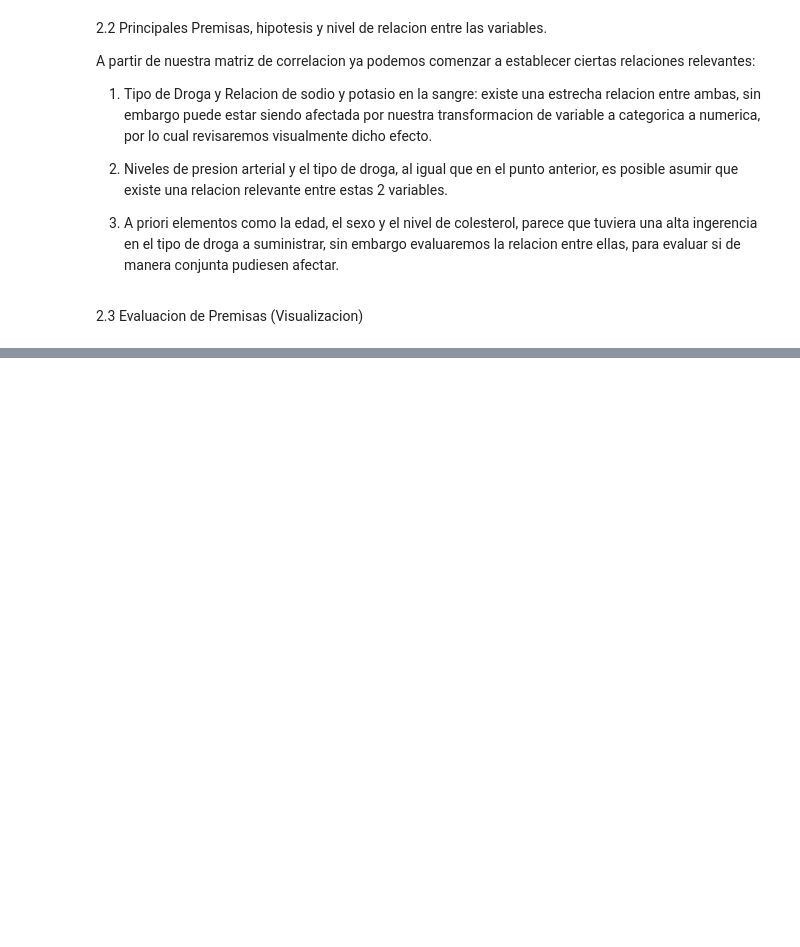
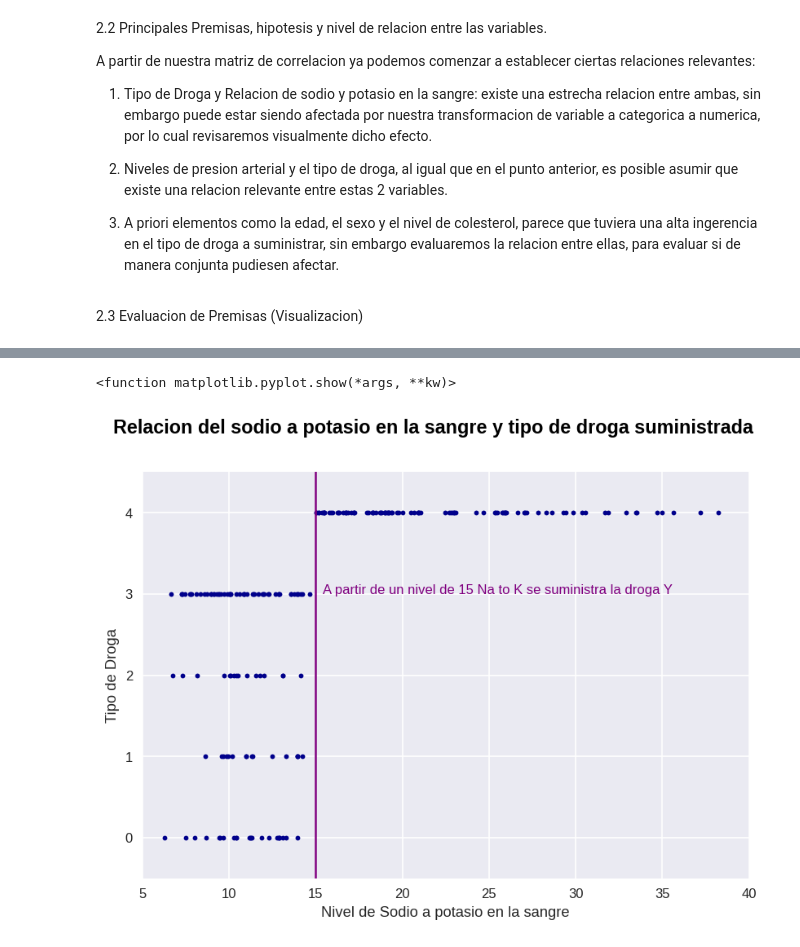
Before and after one commit to Paolo20224/Prueba, a Jupyter notebook: Belt_Exam_drug200.ipynb, the cells around one changed output, grey strips where cells are left out. Drawn from its saved outputs; the diff is of its cells as text; code cells hidden in the pictures; blank space fills up the shorter version.

```diff
--- a/Belt_Exam_drug200.ipynb
+++ b/Belt_Exam_drug200.ipynb
@@ -157,3 +157,19 @@ A partir de nuestra matriz de correlacion ya podemos comenzar a establecer ciert
   3. A priori elementos como la edad, el sexo y el nivel de colesterol, parece que tuviera una alta ingerencia en el tipo de droga a suministrar, sin embargo evaluaremos la relacion entre ellas, para evaluar si de manera conjunta pudiesen afectar.
 # %% [markdown]
 2.3 Evaluacion de Premisas (Visualizacion)
+# %%
+import matplotlib.pyplot as plt
+
+plt.figure(dpi = 120)
+plt.suptitle("Relacion del sodio a potasio en la sangre y tipo de droga suministrada ", fontsize=14, fontweight="bold",color = "black" )
+
+plt.plot(df2["Na_to_K"],df2["Drug"],'.', color = "darkblue",)
+plt.xticks(rotation=0, size=10)
+plt.xlabel("Nivel de Sodio a potasio en la sangre")
+plt.ylabel("Tipo de Droga")
+plt.axvline(x=15, ymin=-0.5, ymax=5, color="purple",linewidth=1.5)
+plt.annotate('A partir de un nivel de 15 Na to K se suministra la droga Y ', xy=(15,3), xytext=(15.4,3), color="purple")
+plt.axis([5,40,-0.5,4.5])
+plt.legend()
+plt.show
+# %% [output]
@@ -160,3 +177,5 @@ A partir de nuestra matriz de correlacion ya podemos comenzar a establecer ciert
+<function matplotlib.pyplot.show(*args, **kw)>
+[figure, added]
 # %%
 import matplotlib.pyplot as plt
 
```
Also changed, not shown: parts of 26 cells of this notebook.
